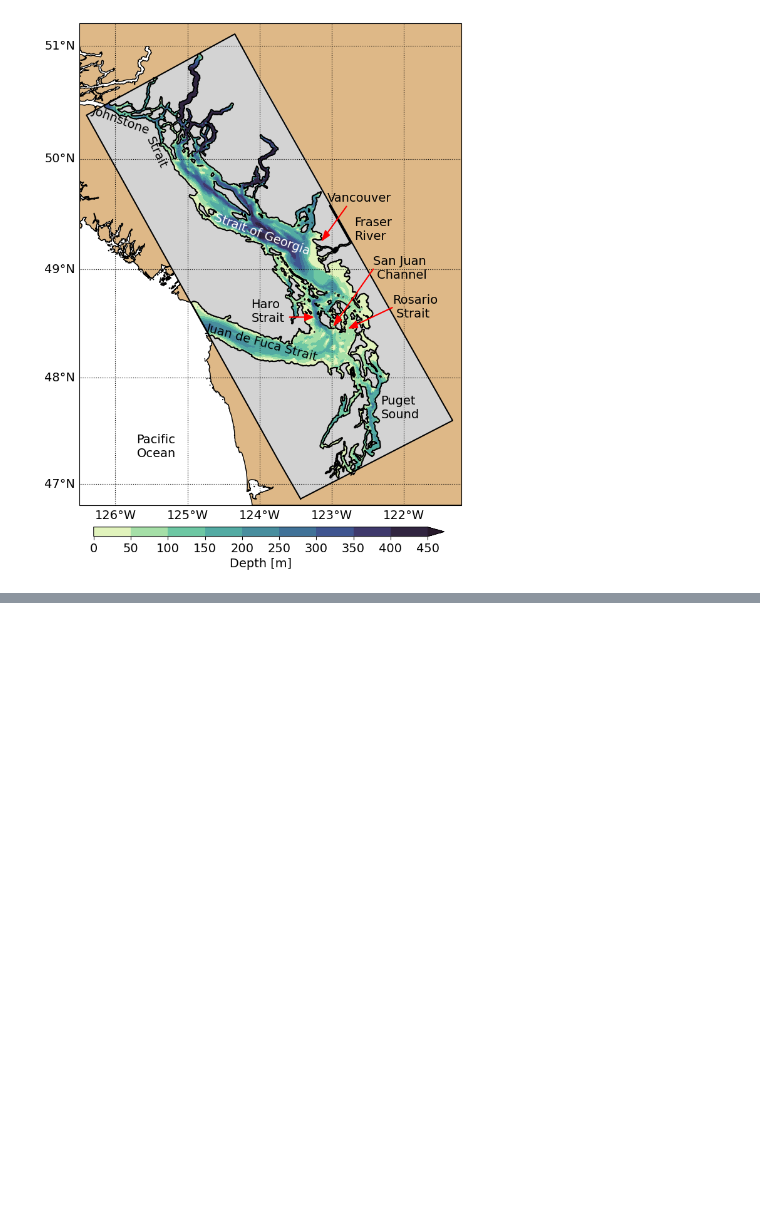
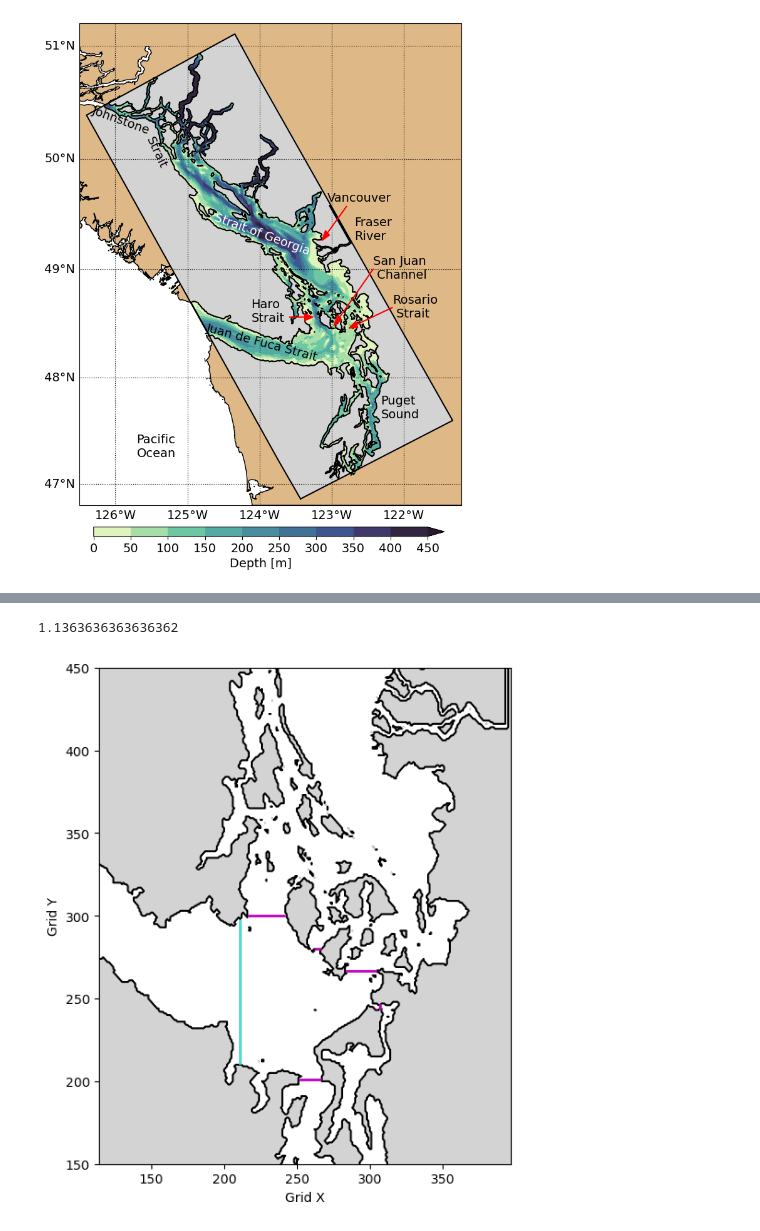
Before and after one commit to SalishSeaCast/analysis-camryn, a Jupyter notebook: notebooks/SSMap.ipynb, the cells around one changed output, grey strips where cells are left out. Cells and saved outputs as stored; diff of their text form; code cells hidden in the pictures; blank space fills up the shorter version.

```diff
--- a/notebooks/SSMap.ipynb
+++ b/notebooks/SSMap.ipynb
@@ -78,0 +186,39 @@ fig.colorbar(c, cax=cax, orientation='horizontal', label='Depth [m]');
+# %%
+# Fig params
+mask = xr.open_dataset('/home/sallen/MEOPAR/grid/mesh_mask202108.nc')
+
+#Boundaries
+vs_y = np.arange(211,298,1)
+vs_x = np.linspace(211,211,len(vs_y))
+adm_x = np.arange(252,267,1)
+adm_y = np.linspace(201,201,len(adm_x))
+dec_y = np.arange(244,247,1)
+dec_x = np.linspace(307,307,len(dec_y))
+ros_x = np.arange(284,305,1)
+ros_y = np.linspace(267,267,len(ros_x))
+sjc_x = np.arange(263,267,1)
+sjc_y = np.linspace(280,280,len(sjc_x))
+haro_x = np.arange(217,242,1)
+haro_y = np.linspace(300,300,len(haro_x))
+
+subdomain = [114, 397, 150, 450]
+fig = plt.figure(figsize=(8, 7))
+
+ax = fig.add_subplot()
+for attr, color in zip(['contourf', 'contour'], ['lightgray', 'k']):
+    getattr(ax, attr)(mask.tmask[0, 0, ...],levels=[-0.01,0.01], colors=color) #If 0 -> contour f makes all that are 0 grey. contour makes the transition to 0 black
+
+ax.set_xlim(subdomain[:2])
+ax.set_ylim(subdomain[2:])
+ax.set_xlabel('Grid X')
+ax.set_ylabel('Grid Y')
+ax.plot(vs_x,vs_y,color='turquoise',lw=2)
+ax.plot(adm_x,adm_y,color='m',lw=2)
+ax.plot(dec_x,dec_y,color='m',lw=2)
+ax.plot(ros_x,ros_y,color='m',lw=2)
+ax.plot(sjc_x,sjc_y,color='m',lw=2)
+ax.plot(haro_x,haro_y,color='m',lw=2)
+viz_tools.set_aspect(ax)
+# %% [output]
+1.1363636363636362
+[figure, added]
```
Also changed, not shown: parts of 8 cells of this notebook.
